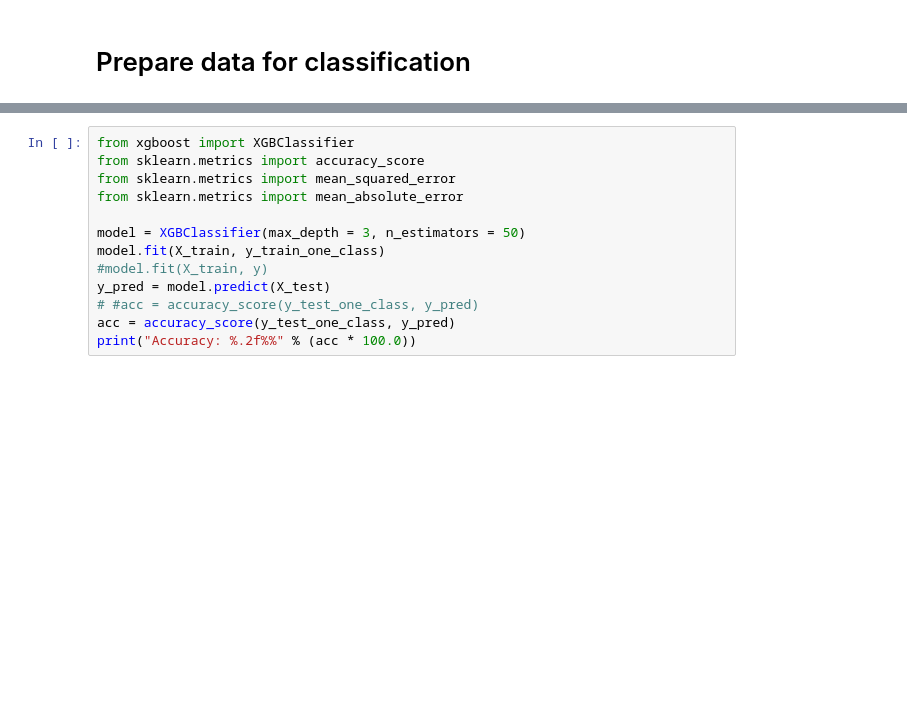
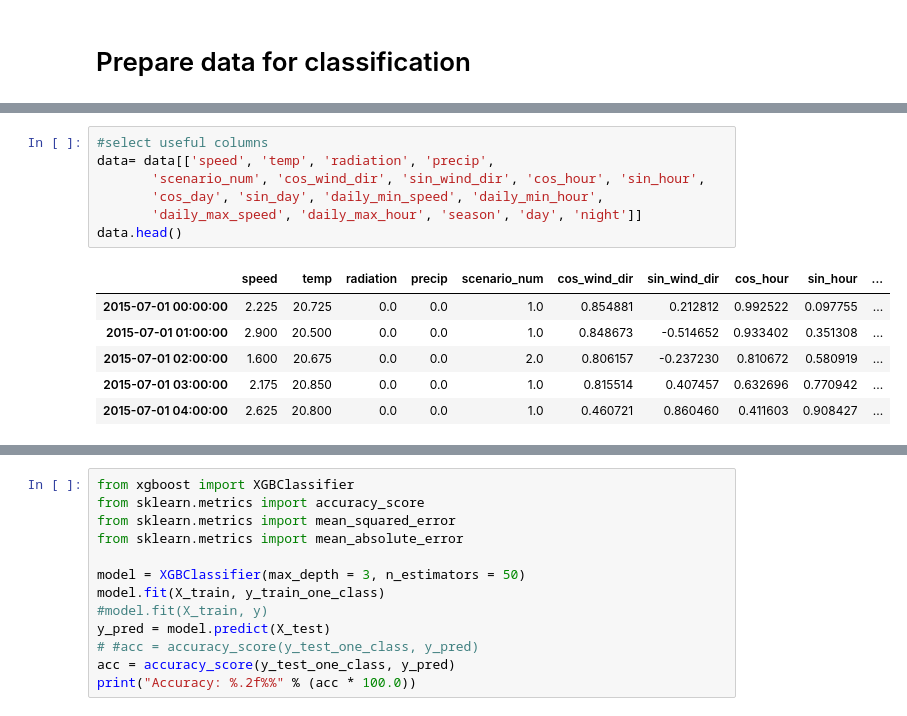
Before and after one commit to leobix/safi, a Jupyter notebook: safi_project_processing-classification.ipynb, the cells around one changed output, grey strips where cells are left out. Drawn from its saved outputs; the diff is of its cells as text; blank space fills up the shorter version.

```diff
--- a/safi_project_processing-classification.ipynb
+++ b/safi_project_processing-classification.ipynb
@@ -58,0 +66,14 @@ Index(['hour', 'wind_dir', 'speed', 'temp', 'radiation', 'precip',
+# %%
+#select useful columns
+data= data[['speed', 'temp', 'radiation', 'precip',
+       'scenario_num', 'cos_wind_dir', 'sin_wind_dir', 'cos_hour', 'sin_hour',
+       'cos_day', 'sin_day', 'daily_min_speed', 'daily_min_hour',
+       'daily_max_speed', 'daily_max_hour', 'season', 'day', 'night']]
+data.head()
+# %% [output]
+|  | speed | temp | radiation | precip | scenario_num | cos_wind_dir | sin_wind_dir | cos_hour | sin_hour | ... |
+| 2015-07-01 00:00:00 | 2.225 | 20.725 | 0.0 | 0.0 | 1.0 | 0.854881 | 0.212812 | 0.992522 | 0.097755 | ... |
+| 2015-07-01 01:00:00 | 2.900 | 20.500 | 0.0 | 0.0 | 1.0 | 0.848673 | -0.514652 | 0.933402 | 0.351308 | ... |
+| 2015-07-01 02:00:00 | 1.600 | 20.675 | 0.0 | 0.0 | 2.0 | 0.806157 | -0.237230 | 0.810672 | 0.580919 | ... |
+| 2015-07-01 03:00:00 | 2.175 | 20.850 | 0.0 | 0.0 | 1.0 | 0.815514 | 0.407457 | 0.632696 | 0.770942 | ... |
+| 2015-07-01 04:00:00 | 2.625 | 20.800 | 0.0 | 0.0 | 1.0 | 0.460721 | 0.860460 | 0.411603 | 0.908427 | ... |
```
Also changed, not shown: parts of 16 cells of this notebook, 1 other file.
